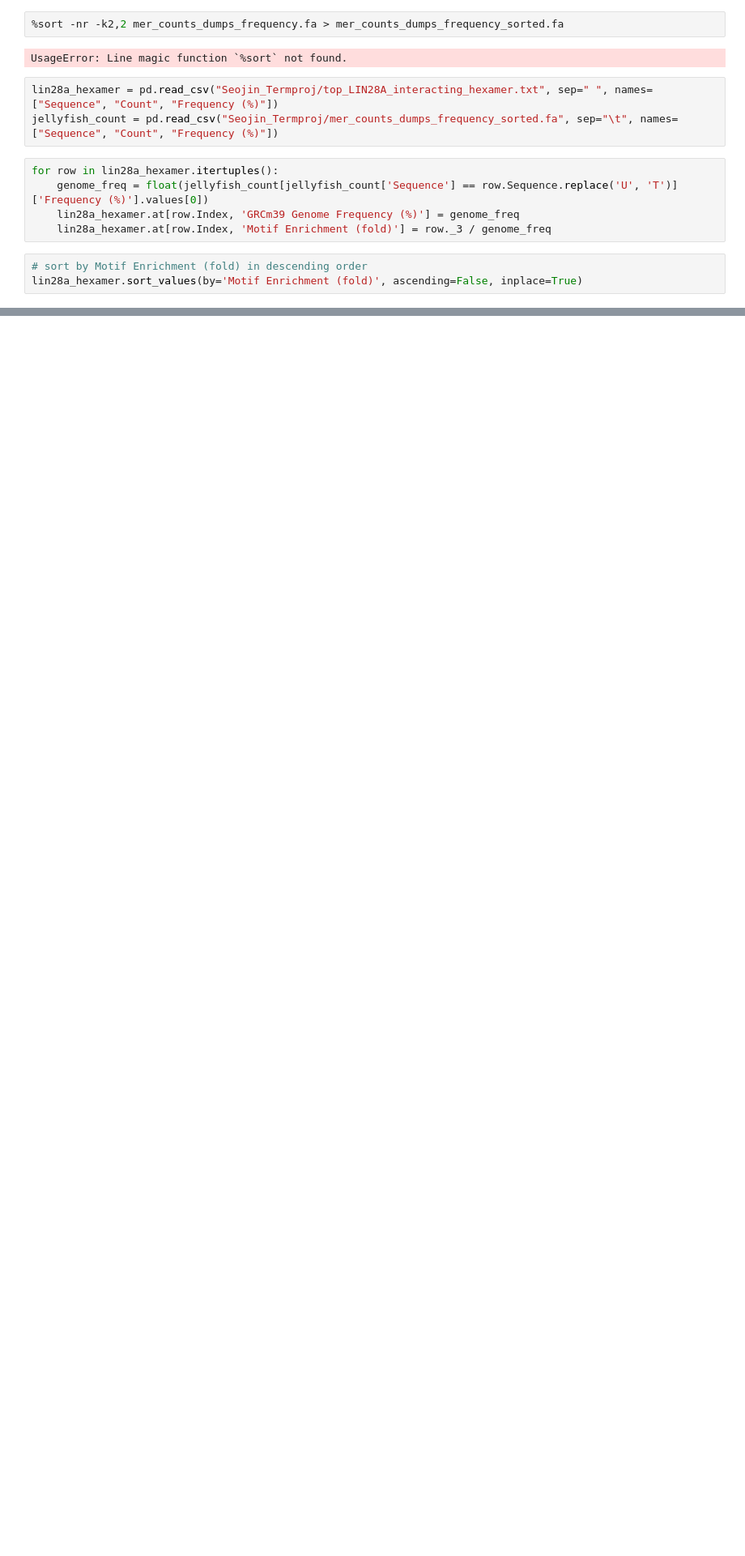
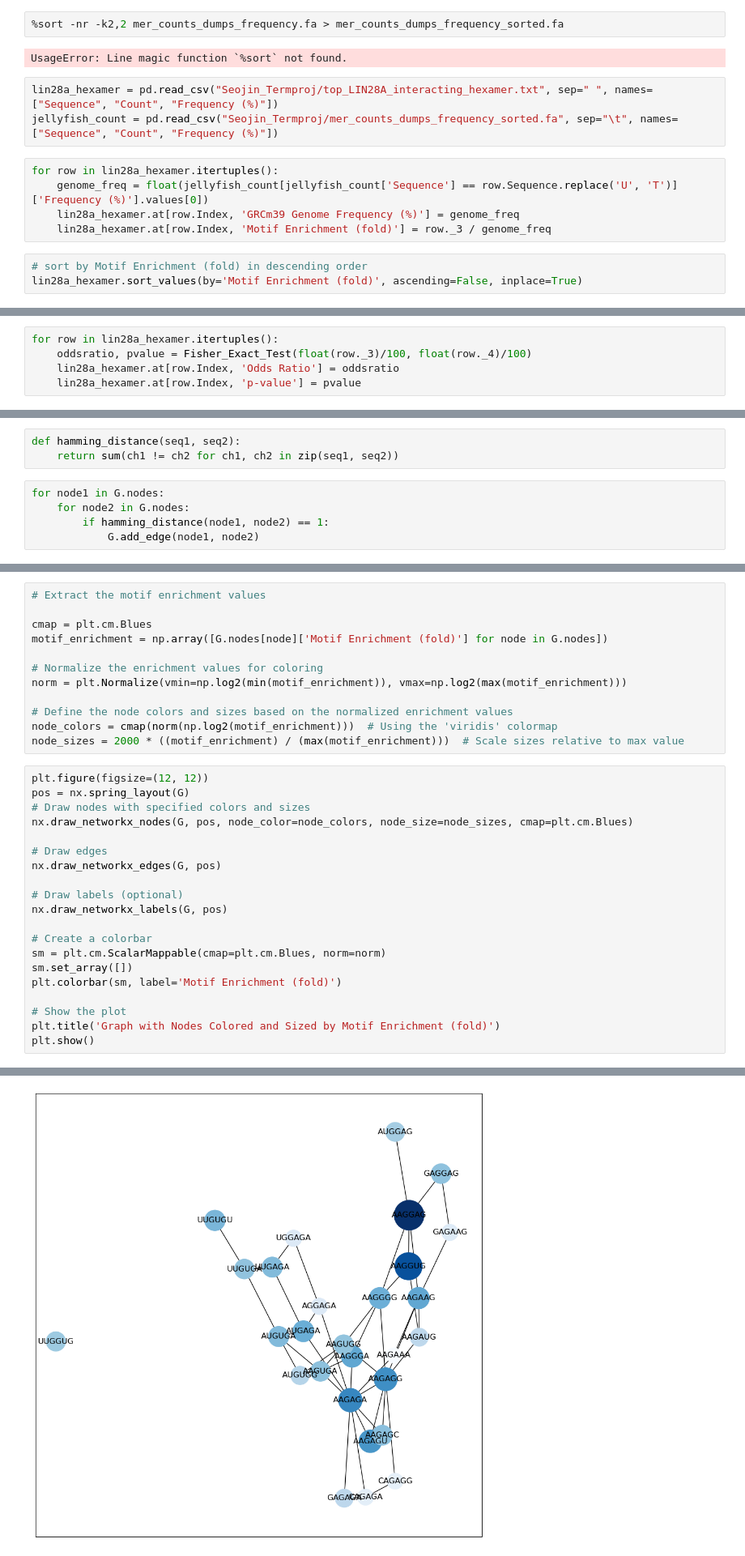
Before and after one commit to koje94d1/BioinfoTermProj, a Jupyter notebook: bioinfo_term_proj/Term-project/Seojin_TermProj_2024.ipynb, the cells around one changed output, grey strips where cells are left out. Shown: that part at 81% size. Drawn from its saved outputs; the diff is of its cells as text; blank space fills up the shorter version.

```diff
--- a/bioinfo_term_proj/Term-project/Seojin_TermProj_2024.ipynb
+++ b/bioinfo_term_proj/Term-project/Seojin_TermProj_2024.ipynb
@@ -260,0 +372,5 @@ lin28a_hexamer.head()
+# %%
+for row in lin28a_hexamer.itertuples():
+    oddsratio, pvalue = Fisher_Exact_Test(float(row._3)/100, float(row._4)/100)
+    lin28a_hexamer.at[row.Index, 'Odds Ratio'] = oddsratio
+    lin28a_hexamer.at[row.Index, 'p-value'] = pvalue
@@ -260,0 +401,8 @@ lin28a_hexamer.head()
+# %%
+def hamming_distance(seq1, seq2):
+    return sum(ch1 != ch2 for ch1, ch2 in zip(seq1, seq2))
+# %%
+for node1 in G.nodes:
+    for node2 in G.nodes:
+        if hamming_distance(node1, node2) == 1:
+            G.add_edge(node1, node2)
@@ -260,0 +452,33 @@ lin28a_hexamer.head()
+# %%
+# Extract the motif enrichment values
+
+cmap = plt.cm.Blues
+motif_enrichment = np.array([G.nodes[node]['Motif Enrichment (fold)'] for node in G.nodes])
+
+# Normalize the enrichment values for coloring
+norm = plt.Normalize(vmin=np.log2(min(motif_enrichment)), vmax=np.log2(max(motif_enrichment)))
+
+# Define the node colors and sizes based on the normalized enrichment values
+node_colors = cmap(norm(np.log2(motif_enrichment)))  # Using the 'viridis' colormap
+node_sizes = 2000 * ((motif_enrichment) / (max(motif_enrichment)))  # Scale sizes relative to max value
+# %%
+plt.figure(figsize=(12, 12))
+pos = nx.spring_layout(G)
+# Draw nodes with specified colors and sizes
+nx.draw_networkx_nodes(G, pos, node_color=node_colors, node_size=node_sizes, cmap=plt.cm.Blues)
+
+# Draw edges
+nx.draw_networkx_edges(G, pos)
+
+# Draw labels (optional)
+nx.draw_networkx_labels(G, pos)
+
+# Create a colorbar
+sm = plt.cm.ScalarMappable(cmap=plt.cm.Blues, norm=norm)
+sm.set_array([])
+plt.colorbar(sm, label='Motif Enrichment (fold)')
+
+# Show the plot
+plt.title('Graph with Nodes Colored and Sized by Motif Enrichment (fold)')
+plt.show()
+# %% [output]
@@ -260,0 +486 @@ lin28a_hexamer.head()
+[figure, added]
```
Also changed, not shown: parts of 41 cells of this notebook, 1 other file.
